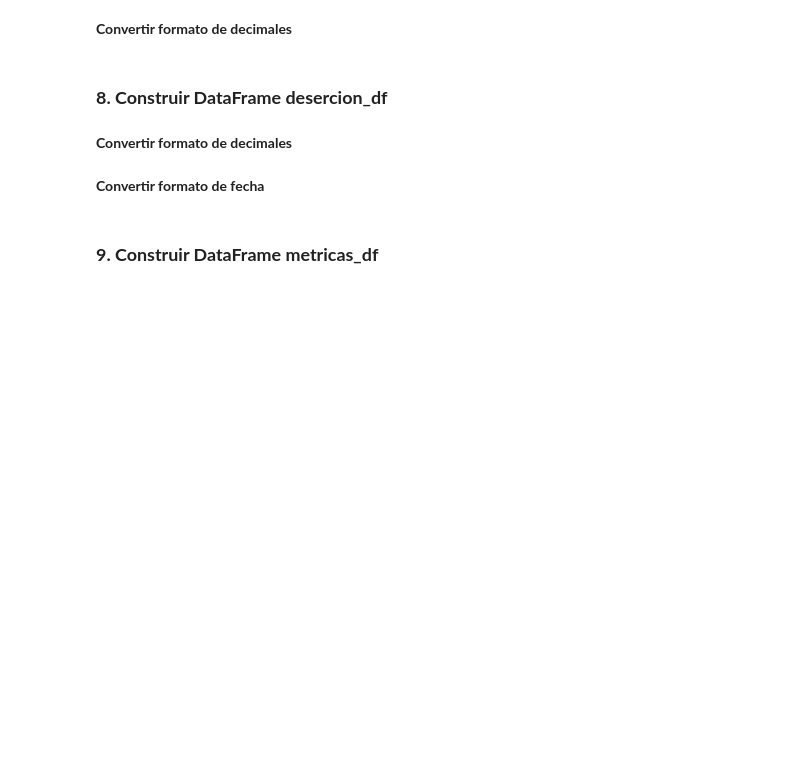
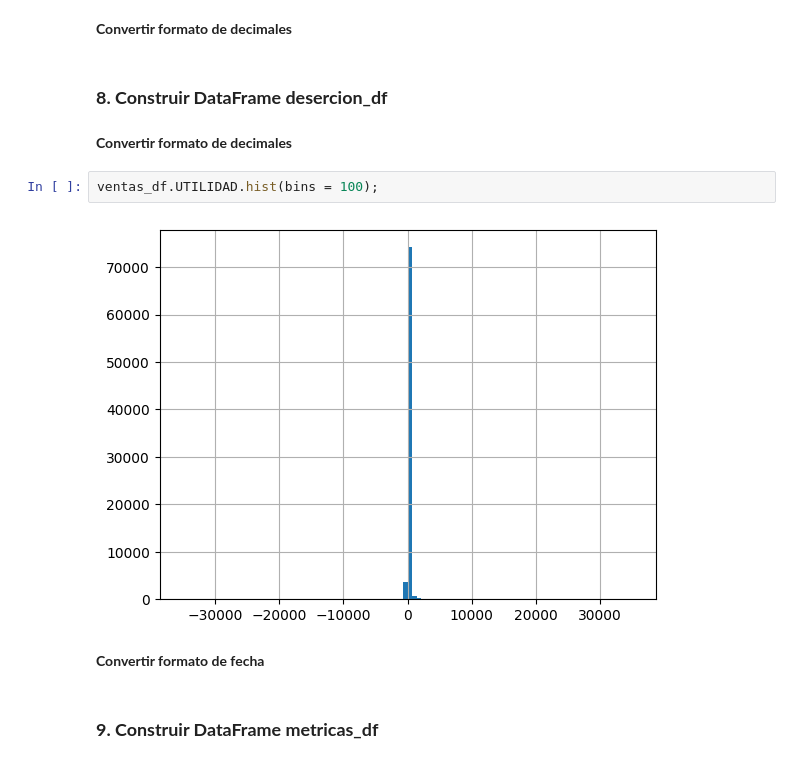
Before and after one commit to JuanPerezMolina/machine_learning_analisis_ventas_cohortes, a Jupyter notebook: 240315-1_machine_learning_analisis_ventas_cohortes.ipynb, the cells around one changed output. Saved outputs shown, nothing was run; the diff lists cells and outputs as text; blank space fills up the shorter version.

```diff
--- a/240315-1_machine_learning_analisis_ventas_cohortes.ipynb
+++ b/240315-1_machine_learning_analisis_ventas_cohortes.ipynb
@@ -67,6 +257,10 @@ Agregar aqui el código
 ### **8. Construir DataFrame desercion_df**
 # %% [markdown]
 **Convertir formato de decimales**
+# %%
+ventas_df.UTILIDAD.hist(bins = 100);
+# %% [output]
+[figure, added]
 # %% [markdown]
 **Convertir formato de fecha**
 # %% [markdown]
```
Also changed, not shown: parts of 35 cells of this notebook, 3 other files.
